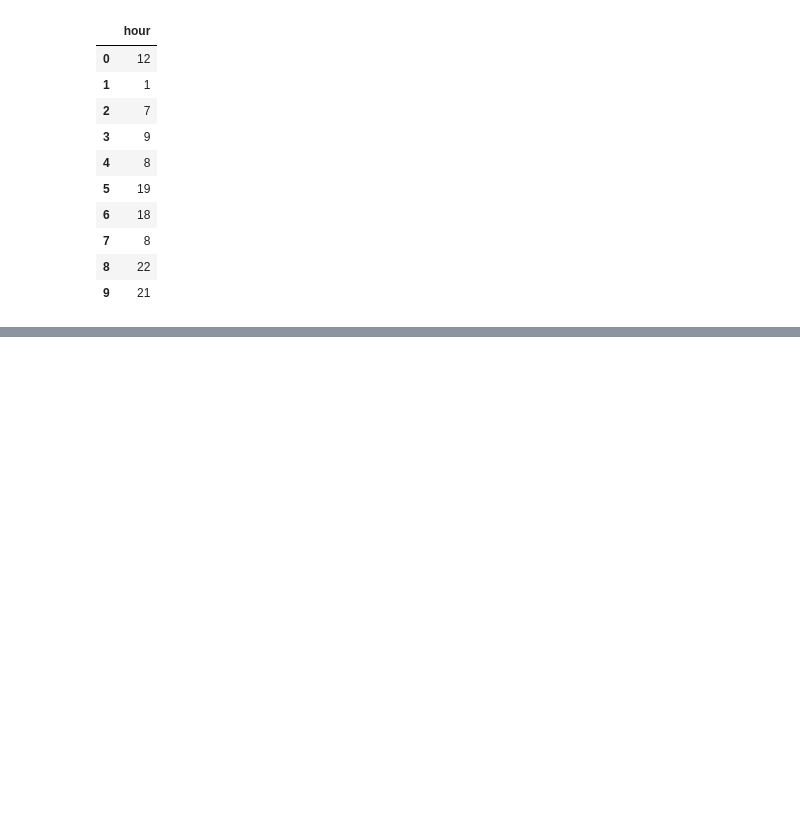
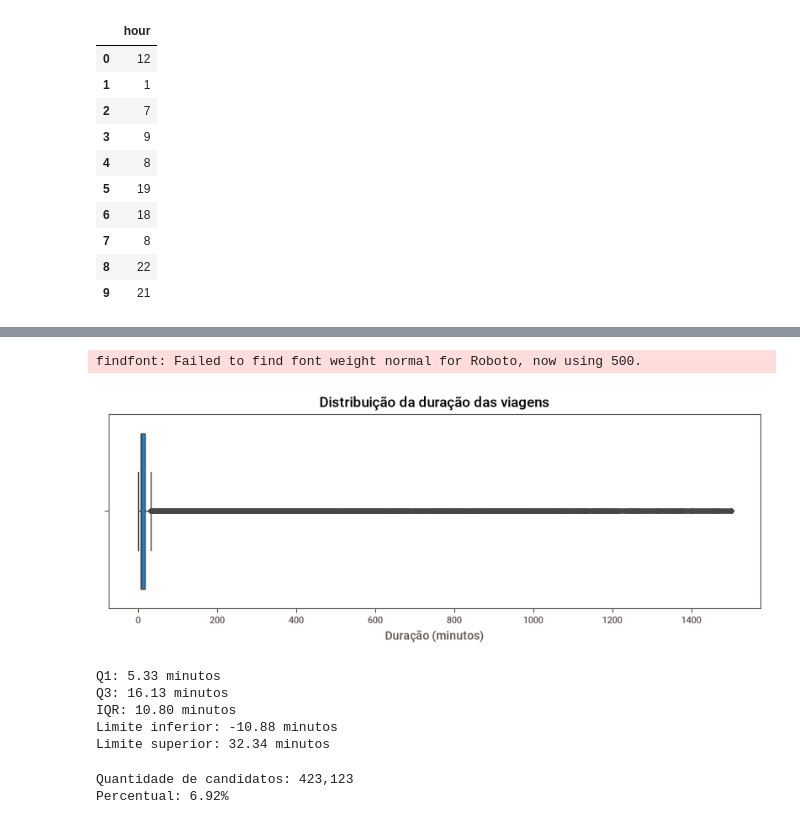
Before and after one commit to AleCecilio/Analise_Cyclistic, a Jupyter notebook: notebooks/02_data_cleaning.ipynb, the cells around one changed output, grey strips where cells are left out. Cells and saved outputs as stored; diff of their text form; code cells hidden in the pictures; blank space fills up the shorter version.

Commit message:
feat: identifica e trata outliers na duração das viagens

```diff
--- a/notebooks/02_data_cleaning.ipynb
+++ b/notebooks/02_data_cleaning.ipynb
@@ -1520,0 +1539,4 @@ Hora da Viajem
+# %%
+# Converte a duração das viagens para minutos
+
+ride_length_minutes = df["ride_length"].dt.total_seconds() / 60
@@ -1520,0 +1557,14 @@ Hora da Viajem
+# %%
+# Visualiza a distribuição da duração das viagens
+
+plt.figure(figsize=(10, 3))
+
+sns.boxplot(x=ride_length_minutes)
+
+plt.title("Distribuição da duração das viagens")
+plt.xlabel("Duração (minutos)")
+
+plt.show()
+# %% [output]
+findfont: Failed to find font weight normal for Roboto, now using 500.
+[figure, added]
@@ -1520,0 +1581,22 @@ Hora da Viajem
+# %%
+print(f"Q1: {Q1:.2f} minutos")
+print(f"Q3: {Q3:.2f} minutos")
+print(f"IQR: {IQR:.2f} minutos")
+print(f"Limite inferior: {limite_inferior:.2f} minutos")
+print(f"Limite superior: {limite_superior:.2f} minutos")
+# %% [output]
+Q1: 5.33 minutos
+Q3: 16.13 minutos
+IQR: 10.80 minutos
+Limite inferior: -10.88 minutos
+Limite superior: 32.34 minutos
+# %%
+# Identifica os candidatos a outliers pelo critério do IQR
+
+outliers_ride_length = ride_length_minutes > limite_superior
+
+print(f"Quantidade de candidatos: {outliers_ride_length.sum():,}")
+print(f"Percentual: {outliers_ride_length.mean() * 100:.2f}%")
+# %% [output]
+Quantidade de candidatos: 423,123
+Percentual: 6.92%
```
Also changed, not shown: parts of 16 cells of this notebook.
